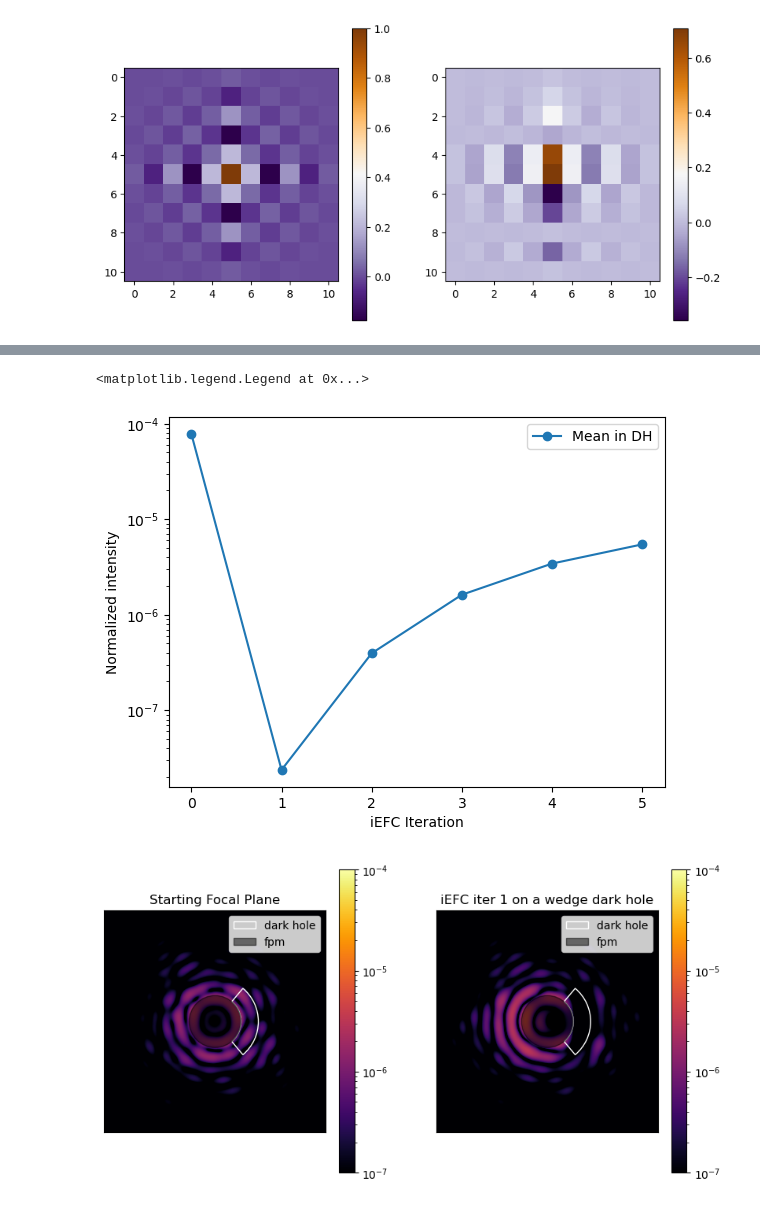
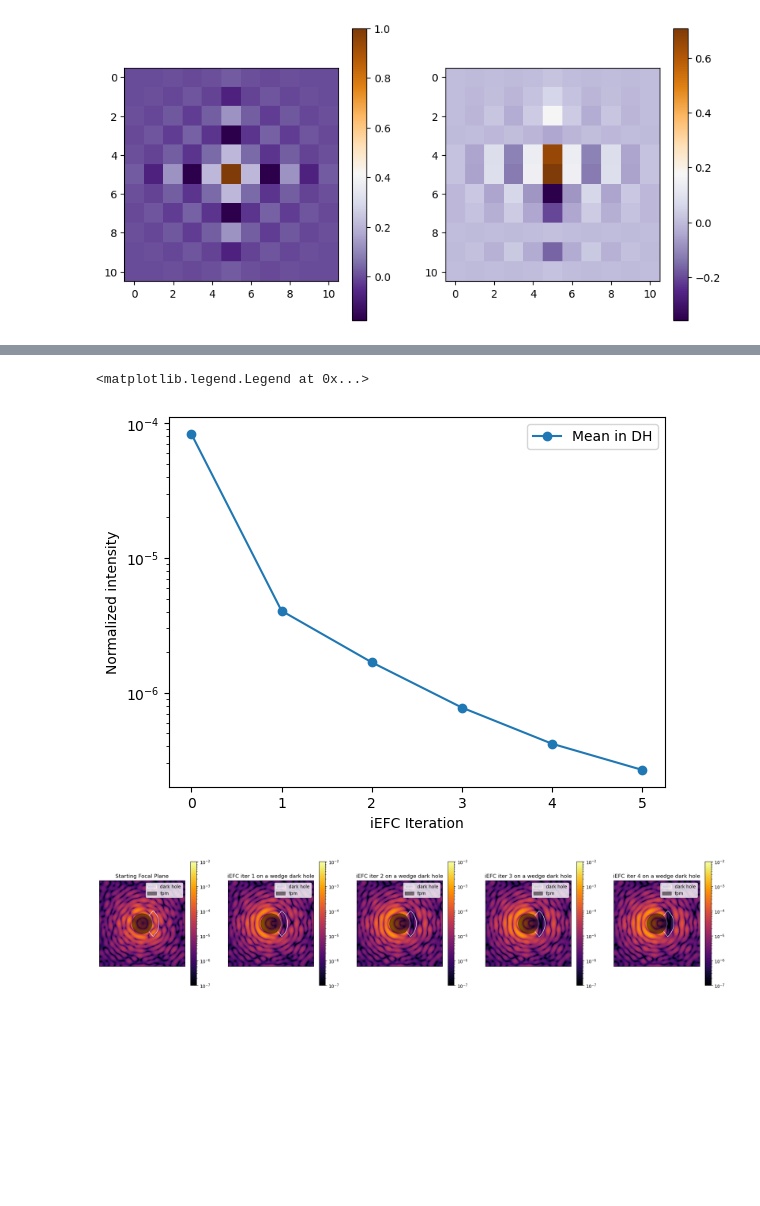
Before and after one commit to Jashcraf/poi, a Jupyter notebook: demo_keck_iefc.ipynb, the cells around one changed output, grey strips where cells are left out. Drawn from its saved outputs; the diff is of its cells as text; code cells hidden in the pictures; blank space fills up the shorter version.

```diff
--- a/demo_keck_iefc.ipynb
+++ b/demo_keck_iefc.ipynb
@@ -221,7 +216,10 @@ plt.show()
 [figure]
 # %%
 def fwd(pupil_wfe=np.ones_like(wvfnt), include_fpm=True):
-    focal = focus_fixed_sampling(wvfnt * pupil_wfe * A,
+
+    wfe = np.exp(1j * 2 * np.pi / WVL * pupil_wfe)
+
+    focal = focus_fixed_sampling(wvfnt * wfe * A,
                                 input_dx=Dpup / wvfnt.shape[0], # mm pupil
                                 prop_dist=EFL, # mm focal length
                                 wavelength=WVL, # microns
@@ -247,12 +245,14 @@ def fwd(pupil_wfe=np.ones_like(wvfnt), include_fpm=True):
                                 output_dx=dx_img, # microns
                                 output_samples=wvfnt.shape[0])
 
+    focal = np.abs(focal)**2
+
     return focal
 # %%
-ref_contrast = np.abs(fwd(include_fpm=False))**2
+ref_contrast = fwd(include_fpm=False)
 ref_contrast = ref_contrast.max()
 
-plt.imshow((np.abs(fwd())**2 / ref_contrast), norm=LogNorm(vmin=1e-7))
+plt.imshow(fwd() / ref_contrast, norm=LogNorm(vmin=1e-7))
 plt.colorbar()
 # %% [output]
 <matplotlib.colorbar.Colorbar at 0x...>
@@ -271,13 +271,17 @@ mean_in_dh = []
 images = []
 betas = np.ones(4) * -2.5
 amplitudes = np.array([10, 1, 1., 1., 1.]) * 1e-3
-gains = [1, 0.1, 0.1, 0.1, 0.1]
-recompute_jacobian = [0, 1, 2]
+gains = [1, 1, 1, 1, 1]
+recompute_jacobian = [0]
+
 for i in range(5):
+
     if i in recompute_jacobian:
         iefc.calibrate()
         iefc.compute_control_matrix(beta=betas[i])
+
     img = iefc.step(loop_gain=gains[i])
+    images.append(img)
 
     # NOTE: Investigate whether this is actually changing
     iefc.probe_amplitude = amplitudes[i]
@@ -317,47 +301,47 @@ plt.colorbar()
 # %%
-plt.plot(iefc.mean_in_dh / ref_contrast, marker='o', label="Mean in DH")
+plt.plot(iefc.mean_in_dh, marker='o', label="Mean in DH")
 plt.ylabel("Normalized intensity")
 plt.xlabel("iEFC Iteration")
 plt.yscale("log")
 plt.legend()
 # %% [output]
 <matplotlib.legend.Legend at 0x...>
-[figure, old version]
+[figure, new version]
 # %%
 from matplotlib.patches import Wedge, Circle
 SHOW_DH = True
 
-plt.figure(figsize=[10,5])
-for i in range(2):
+plt.figure(figsize=[25,5])
+for i in range(5):
 
-    plt.subplot(1,2,i+1)
-    plt.imshow((iefc.images[i]) / ref_contrast, cmap="inferno", norm=LogNorm(vmax=1e-4, vmin=1e-7))
+    plt.subplot(1,5,i+1)
+    plt.imshow((iefc.images[i]), cmap="inferno", norm=LogNorm(vmax=1e-2, vmin=1e-7))
     if i == 0:
         plt.title("Starting Focal Plane")
     else:
         plt.title(f"iEFC iter {i} on a wedge dark hole")
     ax = plt.gca()
 
     # set up dark hole + fpm patches
     scale = Dpup / dx_img / WVL
     dh_region = 0
     dh_region = Wedge((128, 128), r= OWA * scale, width=(OWA - IWA) * scale,
                     theta1=-50, theta2=50, # remember these are in degrees
                     facecolor="None", edgecolor="w",
                     label="dark hole")
 
     fpm_region = Circle((128, 128), CORO_IWA * scale, alpha=0.5, color='k', label="fpm")
 
     if SHOW_DH:
         ax.add_patch(dh_region)
         ax.add_patch(fpm_region)
 
     # make it pretty
     plt.xticks([],[])
     plt.yticks([],[])
     plt.colorbar()
     plt.legend()
 plt.show()
 # %% [output]
-[figure, old version]
+[figure, new version]
 # %%
```
Also changed, not shown: parts of 9 cells of this notebook, 3 other files.
